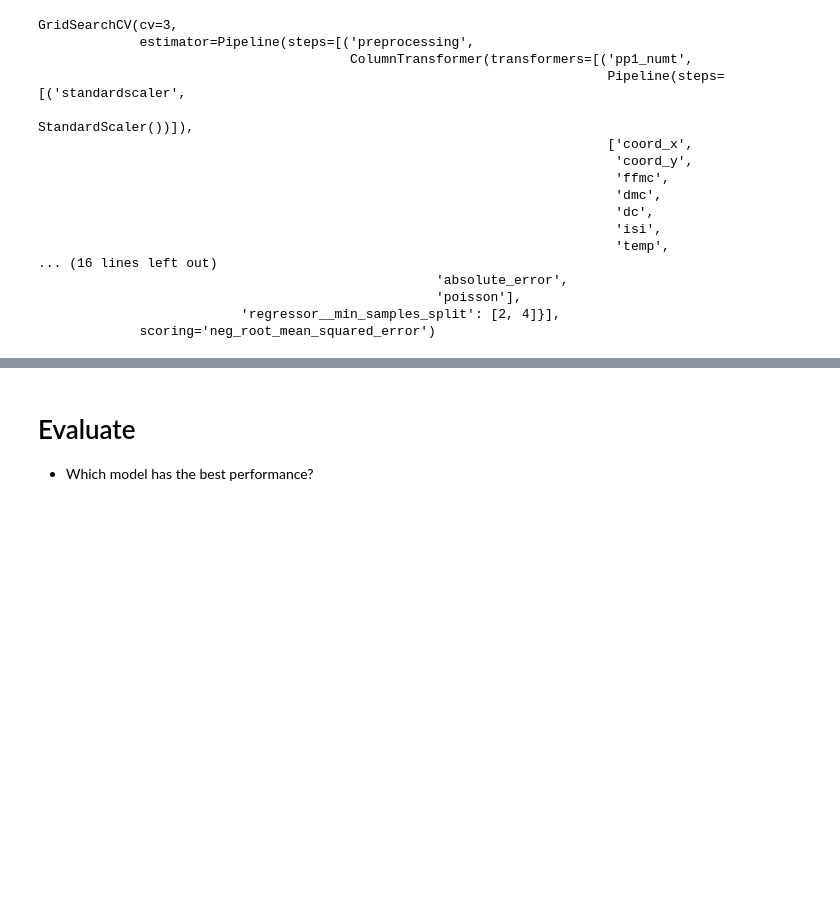
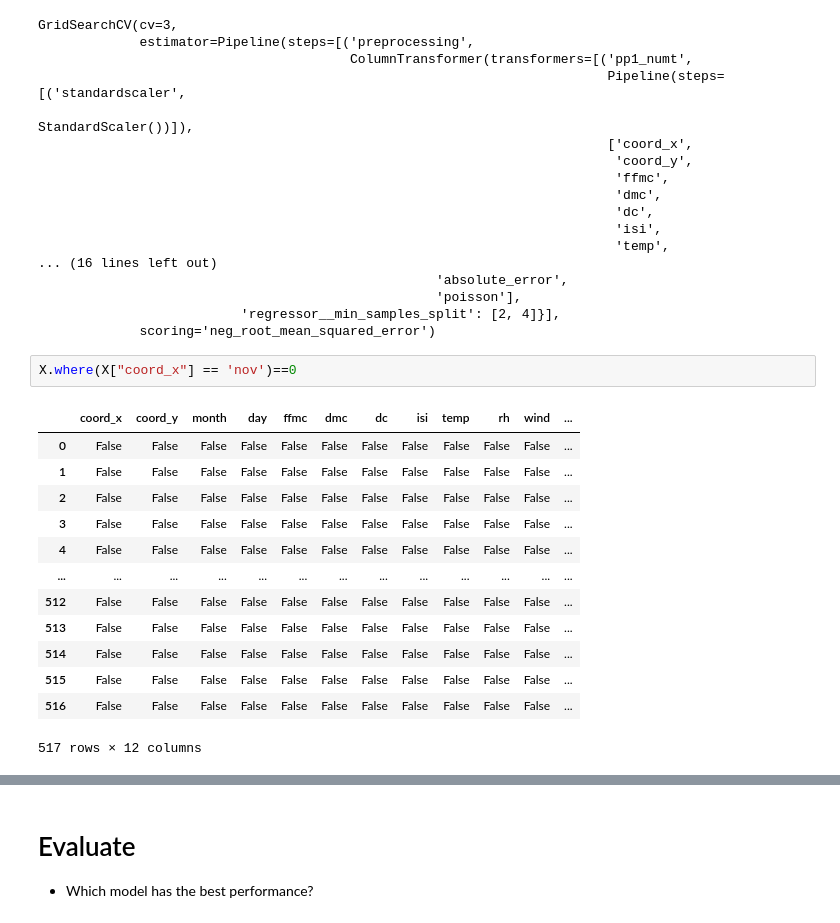
Before and after one commit to MahammadRafi06/scaling_to_production, a Jupyter notebook: 02_activities/assignments/assignment_3.ipynb, the cells around one changed output, grey strips where cells are left out. Drawn from its saved outputs; the diff is of its cells as text; blank space fills up the shorter version.

```diff
--- a/02_activities/assignments/assignment_3.ipynb
+++ b/02_activities/assignments/assignment_3.ipynb
@@ -318,6 +318,22 @@ GridSearchCV(cv=3,
                                                    'poisson'],
                           'regressor__min_samples_split': [2, 4]}],
              scoring='neg_root_mean_squared_error')
+# %%
+X.where(X["coord_x"] == 'nov')==0
+# %% [output]
+|  | coord_x | coord_y | month | day | ffmc | dmc | dc | isi | temp | rh | wind | ... |
+| 0 | False | False | False | False | False | False | False | False | False | False | False | ... |
+| 1 | False | False | False | False | False | False | False | False | False | False | False | ... |
+| 2 | False | False | False | False | False | False | False | False | False | False | False | ... |
+| 3 | False | False | False | False | False | False | False | False | False | False | False | ... |
+| 4 | False | False | False | False | False | False | False | False | False | False | False | ... |
+| ... | ... | ... | ... | ... | ... | ... | ... | ... | ... | ... | ... | ... |
+| 512 | False | False | False | False | False | False | False | False | False | False | False | ... |
+| 513 | False | False | False | False | False | False | False | False | False | False | False | ... |
+| 514 | False | False | False | False | False | False | False | False | False | False | False | ... |
+| 515 | False | False | False | False | False | False | False | False | False | False | False | ... |
+| 516 | False | False | False | False | False | False | False | False | False | False | False | ... |
+517 rows × 12 columns
 # %%
 from sklearn.model_selection import GridSearchCV
 param_grid = [{'regressor__criterion':['squared_error', 'friedman_mse', 'absolute_error', 'poisson'],
```
Also changed, not shown: parts of 16 cells of this notebook, 1 other file.
